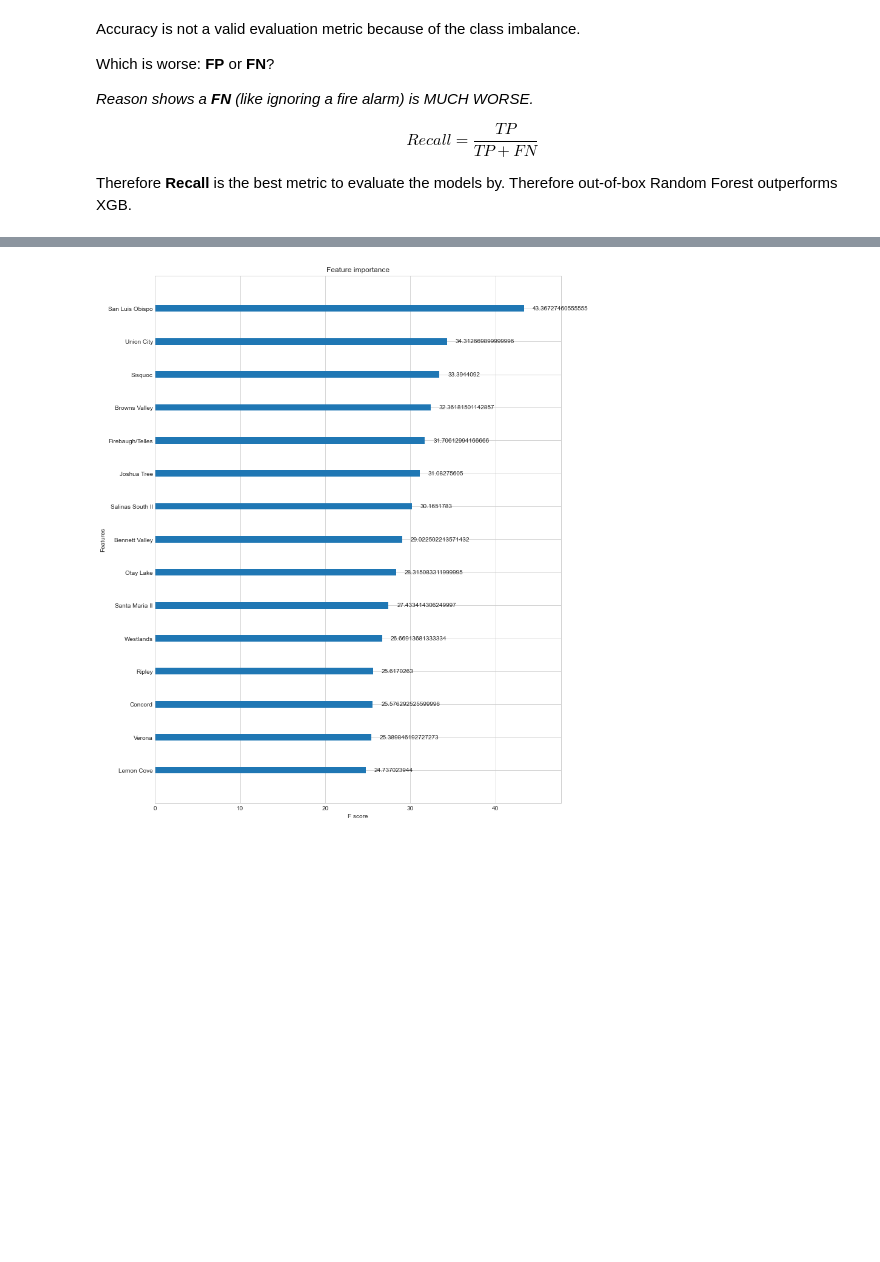
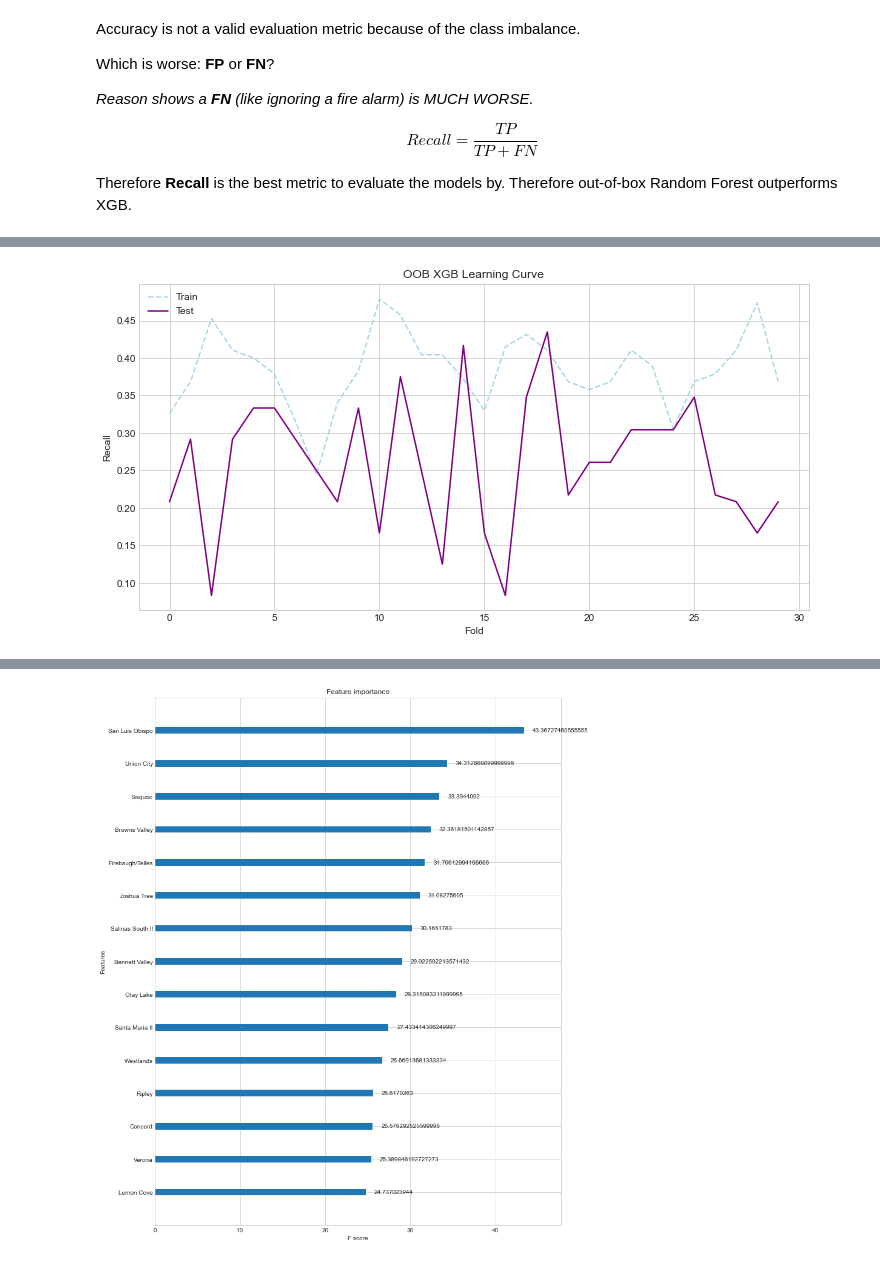
Before and after one commit to czaloumi/fire-risk-analysis, a Jupyter notebook: src/model-comparison.ipynb, the cells around one changed output, grey strips where cells are left out. Saved outputs shown, nothing was run; the diff lists cells and outputs as text; code cells hidden in the pictures; blank space fills up the shorter version.

```diff
--- a/src/model-comparison.ipynb
+++ b/src/model-comparison.ipynb
@@ -99 +77,11 @@ weighted avg       0.98      0.98      0.98     23417
+# %%
+fig, ax = plt.subplots(figsize=(12,6))
+ax.plot(range(0, len(xgb_train_scores)), xgb_train_scores, linestyle='--', c='lightblue', label='Train')
+ax.plot(range(0, len(xgb_test_scores)), xgb_test_scores, c='purple', label='Test')
+ax.set_title('OOB XGB Learning Curve')
+ax.set_xlabel('Fold')
+ax.set_ylabel('Recall')
+ax.legend();
+# %% [output]
+[figure, added]
 # %%
```
Also changed, not shown: parts of 10 cells of this notebook, 4 other files.
